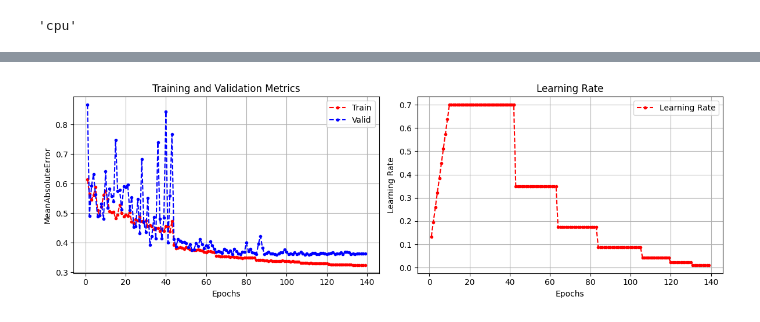
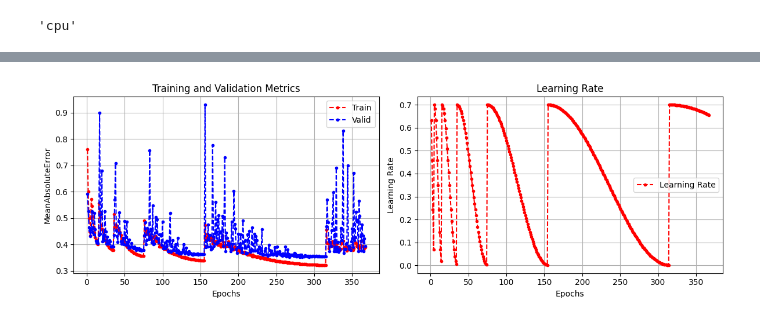
Before and after one commit to smammadl/ds_course, a Jupyter notebook: module4_dl/04_torch_save.ipynb, the cells around one changed output, grey strips where cells are left out. Saved outputs shown, nothing was run; the diff lists cells and outputs as text; code cells hidden in the pictures.

Commit message:
starting cnn

```diff
--- a/module4_dl/04_torch_save.ipynb
+++ b/module4_dl/04_torch_save.ipynb
@@ -155,13 +155,13 @@ def train(
 		history['valid_metrics'].append(valid_metric)
 		history['learning_rates'].append(learning_rate)
 		print(
-			f'Epoch: {epoch+1}/{n_epochs}, '
-			+f'Train Loss: {round(train_loss,3)}, '
-			+f'Train Metric: {round(train_metric,3)}, '
-			+f'Valid Metric: {round(valid_metric,3)}, '
-			+f'Learning Rate: {learning_rate:.3f}, ' if (scheduler or warmup_scheduler) else ''
-			# +f'Best Valid Metric: {best_valid_metric:.3f}, '
-			+f'Time: {round(time.time()-t0,2)}s'
+			(f'Epoch: {epoch+1}/{n_epochs}, ')
+			+(f'Train Loss: {round(train_loss,3)}, ')
+			+(f'Train Metric: {round(train_metric,3)}, ')
+			+(f'Valid Metric: {round(valid_metric,3)}, ')
+			+(f'Learning Rate: {learning_rate:.3f}, ' if (scheduler or warmup_scheduler) else '')
+			# # +f'Best Valid Metric: {best_valid_metric:.3f}, '
+			+(f'Time: {round(time.time()-t0,2)}s')
 		)
 		if is_best:
 			print(f"\tCheckpoint, valid metric: {best_valid_metric:.3f}")
@@ -217,46 +217,64 @@ def plot_history(history, metric):
 # ).to(device)
 
 class PriceRegressor(nn.Module):
-	def __init__(self, n_features, n_hidden1=24, n_hidden2=72, n_hidden3=24, n_hidden4=8):
+	def __init__(
+    	self,
+     	n_features,
+      	hidden_dims=[16, 24, 16, 8],
+		use_batchnorm=False,
+		dropout_rate=None
+    ):
 		super().__init__()
-		self.sequential = nn.Sequential(
-			nn.Linear(in_features=n_features, out_features=n_hidden1, bias=True),
-			# nn.BatchNorm1d(n_hidden1),
-			nn.LeakyReLU(),
-			# nn.Dropout(0.2),
-			nn.Linear(in_features=n_hidden1, out_features=n_hidden2, bias=True),
-			# nn.BatchNorm1d(n_hidden2),
-			nn.LeakyReLU(),
-			nn.Linear(in_features=n_hidden2, out_features=n_hidden3, bias=True),
-			# nn.BatchNorm1d(n_hidden3),
-			nn.LeakyReLU(),
-			nn.Linear(in_features=n_hidden3, out_features=n_hidden4, bias=True),
-			# nn.BatchNorm1d(n_hidden4),
-			nn.LeakyReLU(),
-			nn.Linear(in_features=n_hidden4, out_features=1),
-		)
+		layers = []
+		for i, hidden_dim in enumerate(hidden_dims):
+			layers.append(nn.Linear(
+       			in_features=n_features if i==0 else hidden_dims[i-1],
+          		out_features=hidden_dim,
+            	bias=False if use_batchnorm else True
+			))
+			layers.append(nn.LeakyReLU())
+			if use_batchnorm:
+				layers.append(nn.BatchNorm1d(hidden_dim))
+			if dropout_rate is not None:
+				layers.append(nn.Dropout(dropout_rate))
+		layers.append(nn.Linear(
+      		in_features=hidden_dims[-1],
+          	out_features=1,
+            bias=False if use_batchnorm else True
+		))
+		self.sequential = nn.Sequential(*layers)
 
 	def forward(self, X):
 		y = self.sequential(X)
 		return y
-model = PriceRegressor(8).to(device)
 
+hidden_dims = [16, 24, 16, 8]
+model = PriceRegressor(
+    n_features=8,
+    hidden_dims=[16, 24, 16, 8],
+    # dropout_rate=0.1
+).to(device)
 
-# def use_he_init(module):
-#     if isinstance(module, nn.Linear):
-#         nn.init.kaiming_uniform_(module.weight, nonlinearity='leaky_relu')
-#         # nn.init.zeros_(module.bias) # comment if bias=False in Linear layers
-# model.apply(use_he_init)
+def use_he_init(module):
+    if isinstance(module, nn.Linear):
+        nn.init.kaiming_uniform_(module.weight, nonlinearity='leaky_relu')
+        if module.bias is not None:
+            nn.init.zeros_(module.bias)
+model.apply(use_he_init)
 
 learning_rate = 0.7
+n_epochs = 1000
+patience = n_epochs // 10
+warmup_epochs = patience // 2
 
 criterion = nn.MSELoss()
 optimizer = torch.optim.SGD(params=model.parameters(), lr=learning_rate, momentum=0.2)
 # optimizer = torch.optim.AdamW(params=model.parameters(), lr=learning_rate)
-warmup_scheduler = torch.optim.lr_scheduler.LinearLR(optimizer, start_factor=0.1, end_factor=1, total_iters=10)
+warmup_scheduler = torch.optim.lr_scheduler.LinearLR(optimizer, start_factor=0.1, end_factor=1, total_iters=warmup_epochs)
 # scheduler = torch.optim.lr_scheduler.ExponentialLR(optimizer, gamma=0.95)
-# scheduler = torch.optim.lr_scheduler.CosineAnnealingLR(optimizer, T_max=70)
-scheduler = torch.optim.lr_scheduler.ReduceLROnPlateau(optimizer, "min", factor=0.5)
+# scheduler = torch.optim.lr_scheduler.CosineAnnealingLR(optimizer, T_max=40)
+scheduler = torch.optim.lr_scheduler.CosineAnnealingWarmRestarts(optimizer, T_0=5, T_mult=2, eta_min=0.001)
+# scheduler = torch.optim.lr_scheduler.ReduceLROnPlateau(optimizer, "min", factor=0.5)
 metric = torchmetrics.MeanAbsoluteError().to(device)
 
 history = train(
@@ -266,10 +284,10 @@ history = train(
 	metric,
 	train_loader,
 	valid_loader,
-	n_epochs=500,
-	warmup_scheduler=warmup_scheduler,
+	n_epochs=n_epochs,
+	# warmup_scheduler=warmup_scheduler,
 	scheduler=scheduler,
-	patience=30,
+	patience=patience,
 	checkpoint_path='best_model.pt',
 	clip_grad_norm=3.0
     )
@@ -295,4 +313,4 @@ Restoring best model from epoch 109 with valid metric: 0.359
-[figure, old version]
+[figure, new version]
 # %%
 model.eval()
 metric.reset()
```
Also changed, not shown: parts of 4 cells of this notebook, 3 other files.
